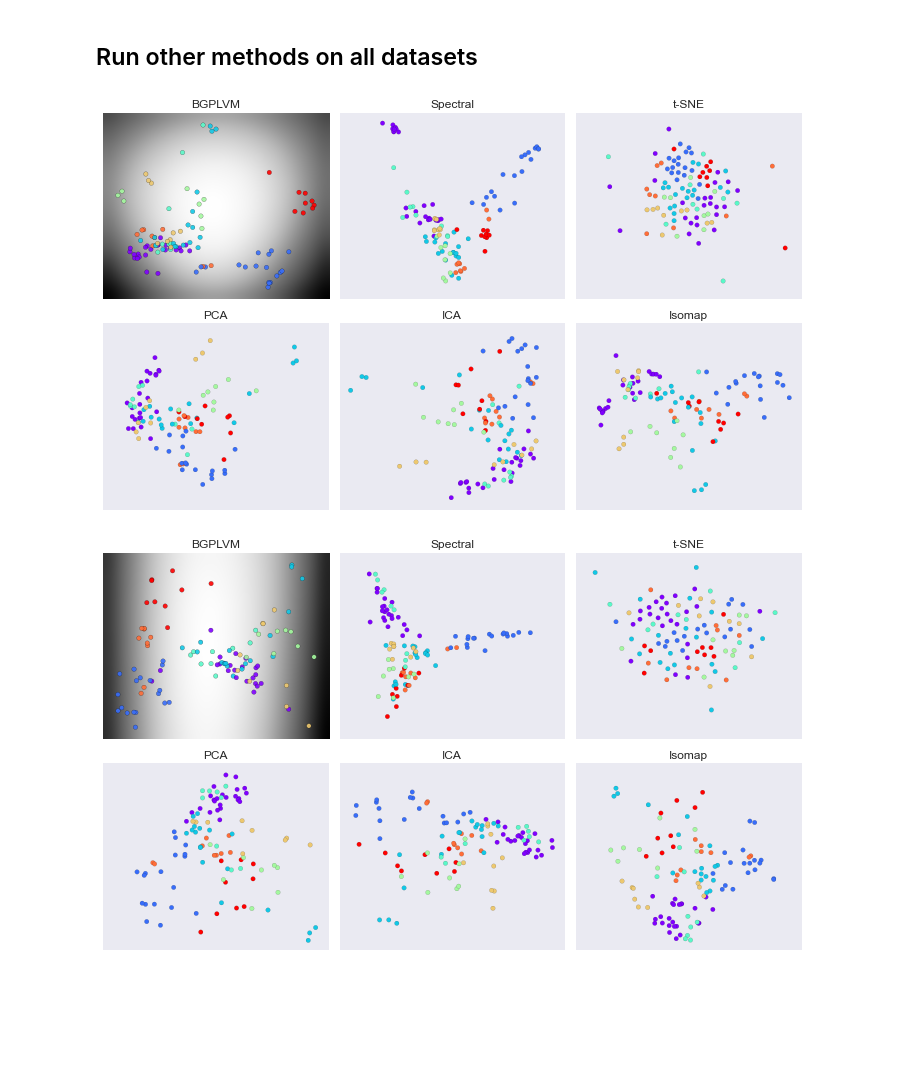
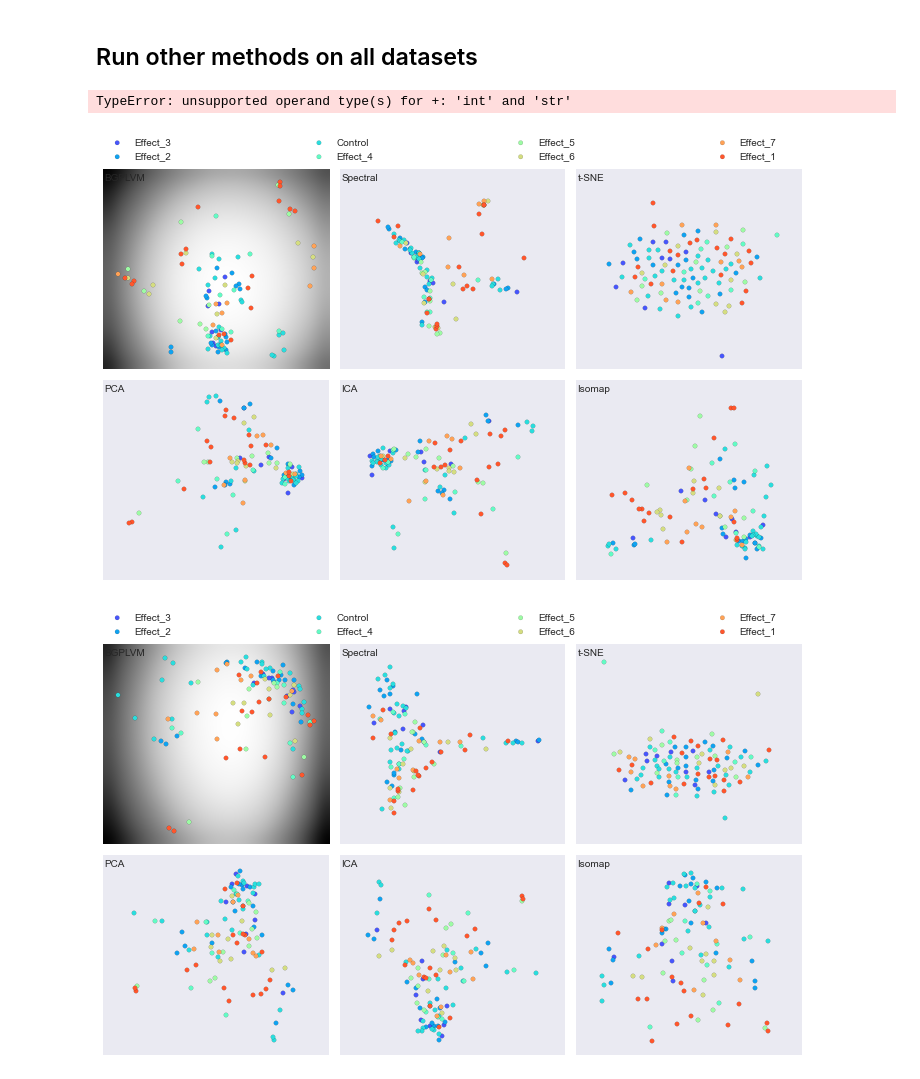
Before and after one commit to mzwiessele/MLPMMarchRetreat2016, a Jupyter notebook: py_notebooks/BGPLVM.ipynb, the cells around one changed output. Drawn from its saved outputs; the diff is of its cells as text; code cells hidden in the pictures; blank space fills up the shorter version.

Commit message:
[load data] bug fixes

```diff
--- a/py_notebooks/BGPLVM.ipynb
+++ b/py_notebooks/BGPLVM.ipynb
@@ -2,3 +2,5 @@
 import pandas as pd, GPy, seaborn as sns
 %matplotlib inline
 from matplotlib import pyplot as plt
+# %%
+data_type = 'microarray'
@@ -93,29 +95,43 @@ def run_methods(Y, methods):
 # %% [markdown]
 ## Run other methods on all datasets
 # %%
-def plot_comparison(X_init, dims, m, c, savename=None):
+def plot_comparison(X_init, dims, m, labels, savename=None):
     fig, axes = plt.subplots(2,3,figsize=(10,6))
     axit = axes.flat
-    cols = c#plt.cm.rainbow(c)
-    cmap = 'rainbow'
+    cmap = (c for c in sns.color_palette('rainbow', n_colors=len(np.unique(labels))))
+    cols = dict()
+    ulabels = []
+    for lab in labels:
+        if lab not in ulabels:
+            ulabels.append(lab)
+            cols[lab] = next(cmap)
 
     ax = next(axit)
     msi = m.get_most_significant_input_dimensions()[:2]
-    #ax.scatter(*m.X.mean.values[:,msi].T, c=t, cmap='hot')
-    #m.plot_inducing(ax=ax, color='w')
-    m.plot_magnification(resolution=20, scatter_kwargs=dict(color=cols, cmap=cmap, s=20), marker='o', ax=ax)
-    ax.set_title('BGPLVM')
+
+    m.plot_magnification(resolution=20, plot_scatter=False, ax=ax)#scatter_kwargs=dict(s=20, ), marker='o', ax=ax, labels=labels)
+    for lab in ulabels:
+        ax.scatter(*m.X.mean.values[labels==lab][:,msi].T, c=cols[lab], cmap=cmap, lw=.1, label=lab)
+
+    #ax.set_title('BGPLVM')
+    ax.text(.01, 1-.02, 'BGPLVM', ha='left', va='top', transform=ax.transAxes)
     ax.set_xlabel('')
     ax.set_ylabel('')
     ax.set_xticks([])
     ax.set_yticks([])
 
+
     for name in methods:
         ax = next(axit)
-        ax.scatter(*X_init[:,dims[name]].T, c=cols, cmap=cmap, lw=.1)
-        ax.set_title(name)
+        for lab in ulabels:
+            ax.scatter(*X_init[labels==lab][:,dims[name]].T, c=cols[lab], cmap=cmap, lw=.1, label=lab)
+        #ax.set_title(name)
+        ax.text(.01, 1-.02, name, ha='left', va='top', transform=ax.transAxes)
         ax.set_xticks([])
         ax.set_yticks([])
+
+    axes.flat[0].legend(bbox_to_anchor=(0., 1.02, 3., .102), loc=3,
+           ncol=4, mode="expand", borderaxespad=0., frameon=False)
 
     plt.tight_layout()
     if savename is not None:
@@ -126,27 +140,32 @@ c = pd.Categorical(design.Effect).codes/float(design.shape[0])
 # %%
-savedir = '../diagrams/dim_reduction/rnaseq/'
+if data_type in 'rnaseq':
+    savedir = '../diagrams/dim_reduction/rnaseq/'
+else:
+    savedir = '../diagrams/dim_reduction/microarray/'
+
 for dat in all_data:
     Y = dat.values.T.copy()
     Y -= Y.mean()
 
     X_init, dims = run_methods(Y, methods)
 
     m = GPy.models.BayesianGPLVM(Y, 10, X=X_init, num_inducing=20)
 
     messages = 0
 
     m.likelihood.fix(Y.var()/100)
     m.X.variance.fix(Y.var()/100)
 
     m.optimize(messages=messages, max_iters=600)
 
     m.X.variance.unfix()
     m.optimize(messages=messages, max_iters=600)
 
     m.likelihood.unfix()
     m.optimize(messages=1, max_iters=3e5)
 
-    plot_comparison(X_init, dims, m, c, savename=os.path.join(savedir, "{}.pdf".format(dat.name)))
+    plot_comparison(X_init, dims, m, design.Effect.values, savename=os.path.join(savedir, "{}.pdf".format(dat.name)))
 # %% [output]
+TypeError: unsupported operand type(s) for +: 'int' and 'str'
-[figure, old version]
+[figure, new version]
-[figure, old version]
+[figure, new version]
```
Also changed, not shown: parts of 6 cells of this notebook, 4 other files.
